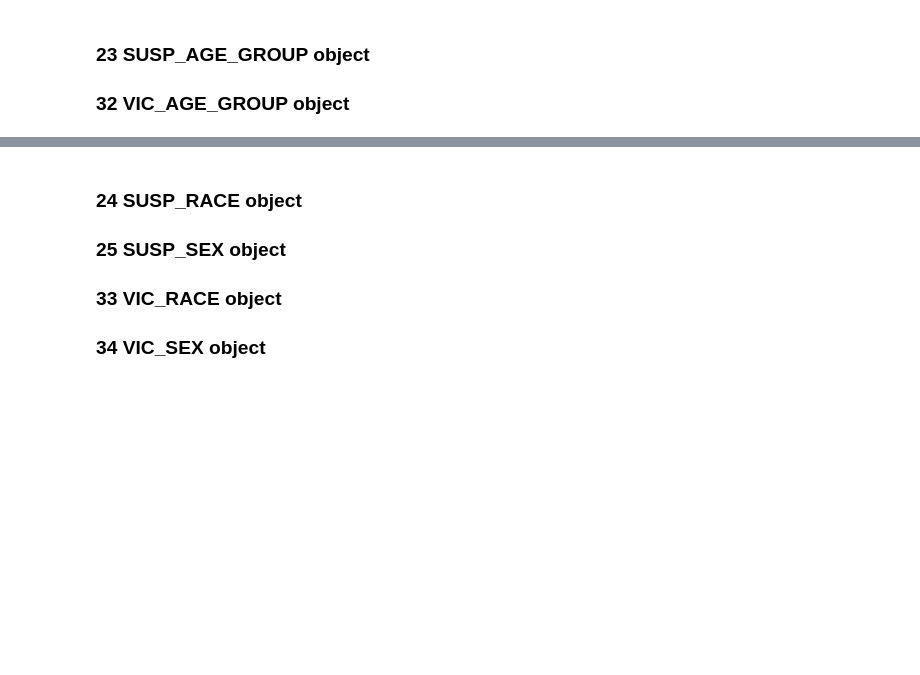
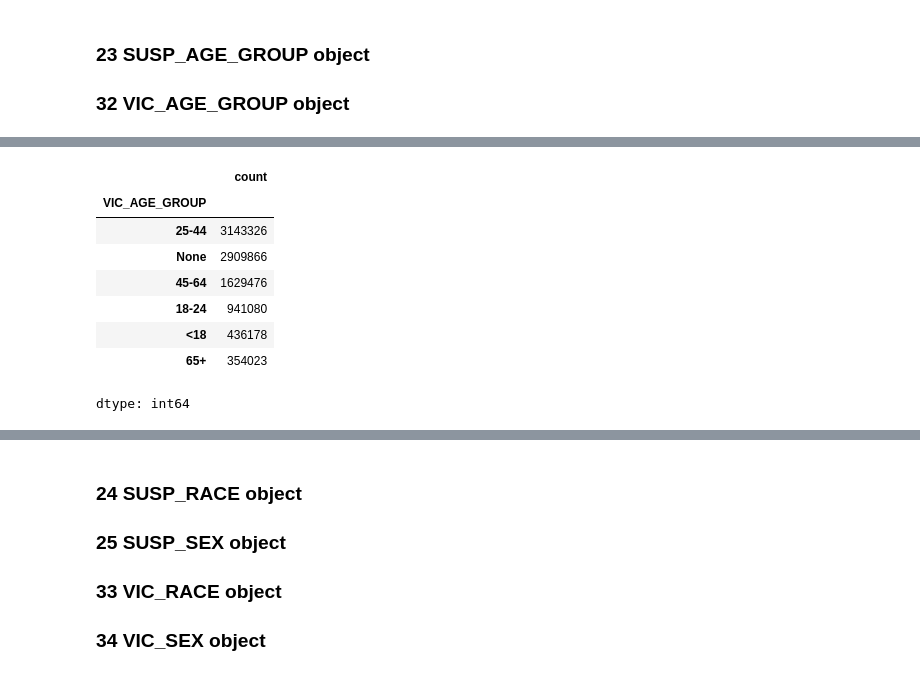
Before and after one commit to ipeirotis-org/datasets, a Jupyter notebook: NYPD_Complaint/NYPD.ipynb, the cells around one changed output, grey strips where cells are left out. Saved outputs shown, nothing was run; the diff lists cells and outputs as text; code cells hidden in the pictures; blank space fills up the shorter version.

```diff
--- a/NYPD_Complaint/NYPD.ipynb
+++ b/NYPD_Complaint/NYPD.ipynb
@@ -436,0 +464,12 @@ df.VIC_AGE_GROUP = df.VIC_AGE_GROUP.replace(to_replace = 'nan', value=None)
+# %%
+df.VIC_AGE_GROUP.value_counts(dropna=False).head(10)
+# %% [output]
+|  | count |
+| VIC_AGE_GROUP |  |
+| 25-44 | 3143326 |
+| None | 2909866 |
+| 45-64 | 1629476 |
+| 18-24 | 941080 |
+| <18 | 436178 |
+| 65+ | 354023 |
+dtype: int64
```
Also changed, not shown: parts of 68 cells of this notebook.
